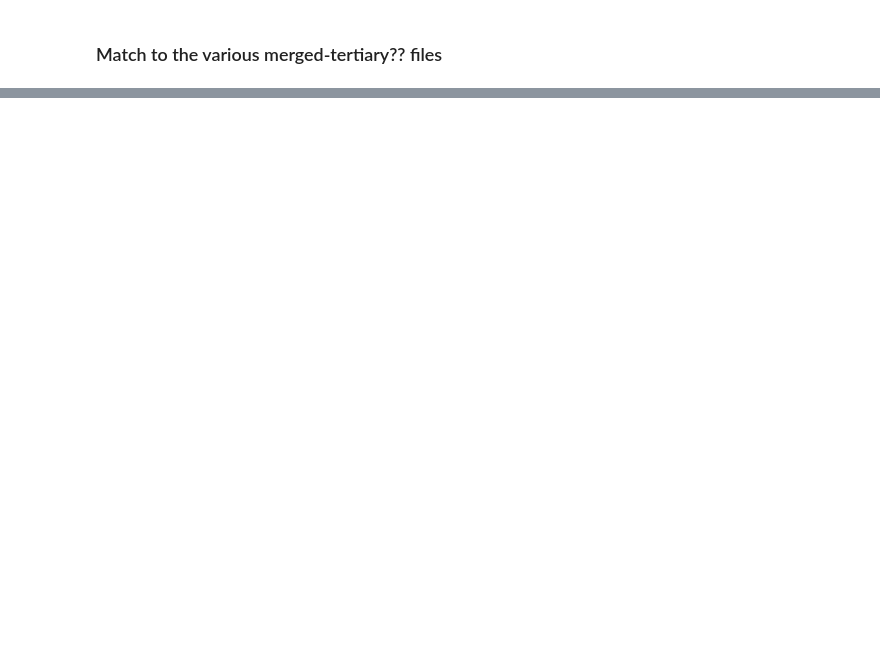
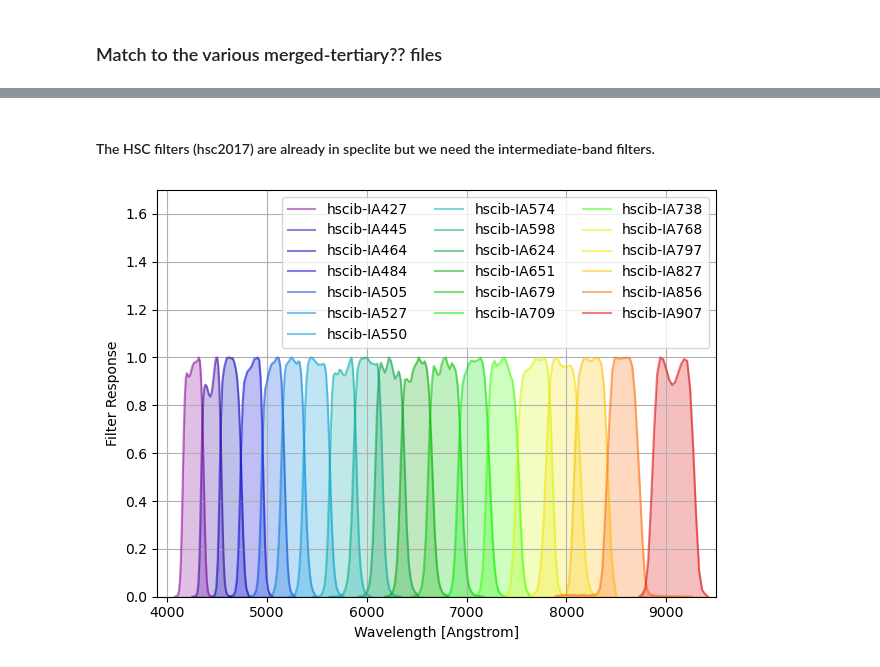
Before and after one commit to moustakas/fastspecfit-projects, a Jupyter notebook: laelbg-templates/filters-and-data.ipynb, the cells around one changed output, grey strips where cells are left out. Cells and saved outputs as stored; diff of their text form; code cells hidden in the pictures; blank space fills up the shorter version.

```diff
--- a/laelbg-templates/filters-and-data.ipynb
+++ b/laelbg-templates/filters-and-data.ipynb
@@ -356,0 +426,23 @@ def write_speclite_filters(infilters, group_name='tmp'):
+# %% [markdown]
+#### The HSC filters (hsc2017) are already in speclite but we need the intermediate-band filters.
+# %%
+filtinfo = {}
+for band, eazynum in zip(['IA427', 'IA445', 'IA464', 'IA484', 'IA505', 'IA527',
+                          'IA550', 'IA574', 'IA598', 'IA624', 'IA651', 'IA679',
+                          'IA709', 'IA738', 'IA768', 'IA797', 'IA827', 'IA856', 'IA907'],
+                          [181, 182, 183, 184, 185, 186, 187, 188, 189, 190,
+                           191, 192, 193, 194, 195, 196, 197, 198, 199]):
+    filtinfo[band] = [eazynum]
+
+#write_speclite_filters(filtinfo, group_name='hscib')
+filt = specfilters.load_filters('hscib-IA427', 'hscib-IA445', 'hscib-IA464', 'hscib-IA484', 'hscib-IA505',
+                                'hscib-IA527', 'hscib-IA550', 'hscib-IA574', 'hscib-IA598', 'hscib-IA624',
+                                'hscib-IA651', 'hscib-IA679', 'hscib-IA709', 'hscib-IA738', 'hscib-IA768',
+                                'hscib-IA797', 'hscib-IA827', 'hscib-IA856', 'hscib-IA907')
+specfilters.plot_filters(filt, wavelength_limits=(3900, 9500),
+                         response_limits=(0, 1.7), legend_ncols=3,
+                         legend_loc='upper right')
+plt.tight_layout()
+plt.savefig('hscib.png')
+# %% [output]
+[figure, added]
```
Also changed, not shown: parts of 16 cells of this notebook.
